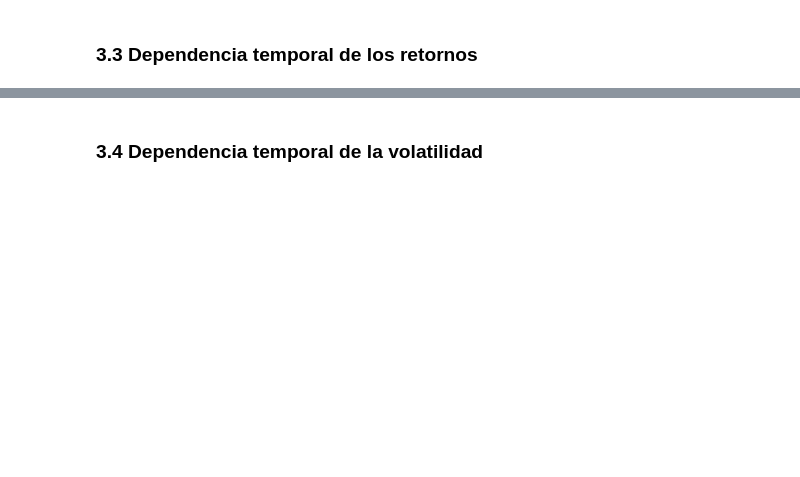
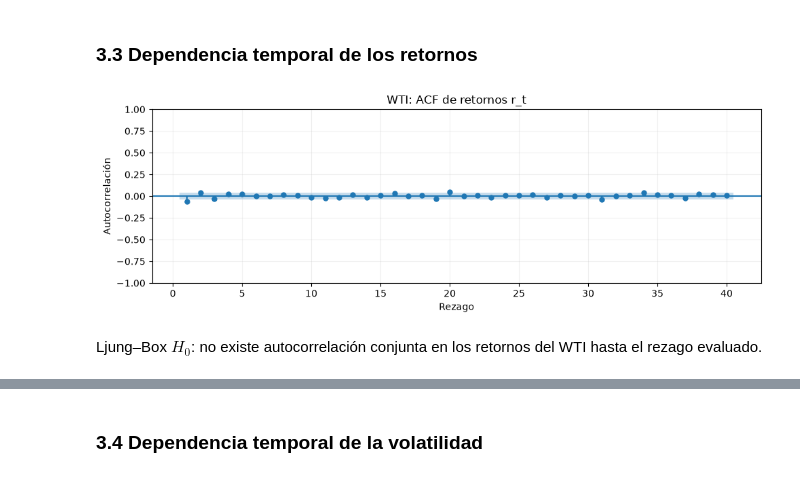
Before and after one commit to darlamai/proyecto_final_ml_wti, a Jupyter notebook: notebooks/01.eda_raw.ipynb, the cells around one changed output, grey strips where cells are left out. Saved outputs shown, nothing was run; the diff lists cells and outputs as text; code cells hidden in the pictures; blank space fills up the shorter version.

```diff
--- a/notebooks/01.eda_raw.ipynb
+++ b/notebooks/01.eda_raw.ipynb
@@ -597,0 +646,6 @@ Se usan las dos porque tienen hipótesis nulas opuestas. La conclusión es fuert
+# %%
+fig, axes, tabla_lb = eda.graficar_acf_con_pvalores(train_ret)
+# %% [output]
+[figure, added]
+# %% [markdown]
+Ljung–Box $H_{0}$: no existe autocorrelación conjunta en los retornos del WTI hasta el rezago evaluado.
```
Also changed, not shown: parts of 95 cells of this notebook, 5 other files.
